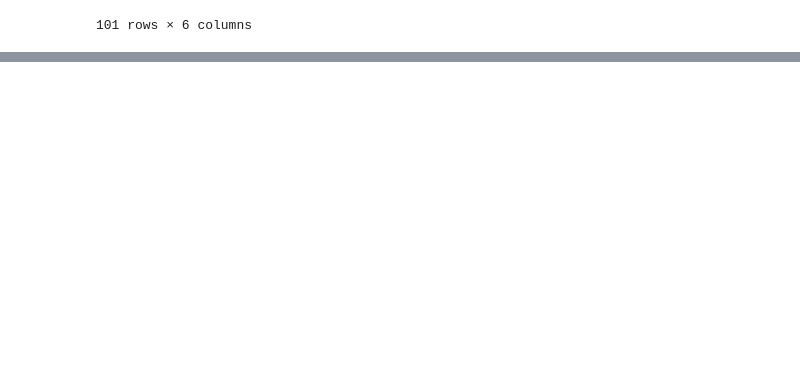
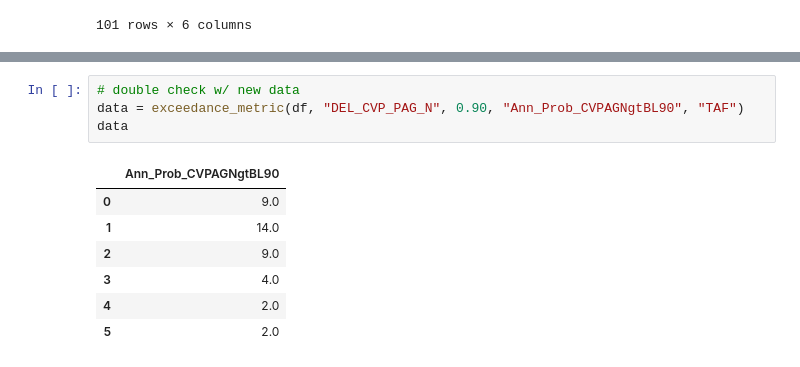
Before and after one commit to clairemmeaney/CoEqwal, a Jupyter notebook: coeqwalpythonlib_copy/coeqwalpythonlib/Demo_notebook.ipynb, the cells around one changed output, grey strips where cells are left out. Saved outputs shown, nothing was run; the diff lists cells and outputs as text; blank space fills up the shorter version.

```diff
--- a/coeqwalpythonlib_copy/coeqwalpythonlib/Demo_notebook.ipynb
+++ b/coeqwalpythonlib_copy/coeqwalpythonlib/Demo_notebook.ipynb
@@ -109,0 +122,12 @@ shasta_ann_totals
+# %%
+# double check w/ new data
+data = exceedance_metric(df, "DEL_CVP_PAG_N", 0.90, "Ann_Prob_CVPAGNgtBL90", "TAF")
+data
+# %% [output]
+|  | Ann_Prob_CVPAGNgtBL90 |
+| 0 | 9.0 |
+| 1 | 14.0 |
+| 2 | 9.0 |
+| 3 | 4.0 |
+| 4 | 2.0 |
+| 5 | 2.0 |
```
Also changed, not shown: parts of 5 cells of this notebook, 2 other files.
